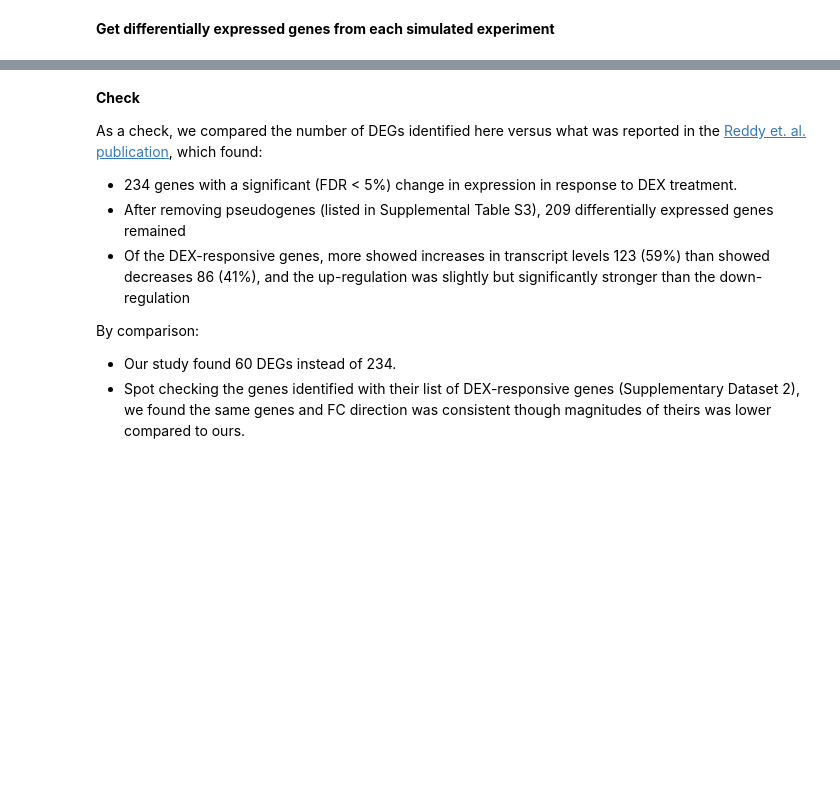
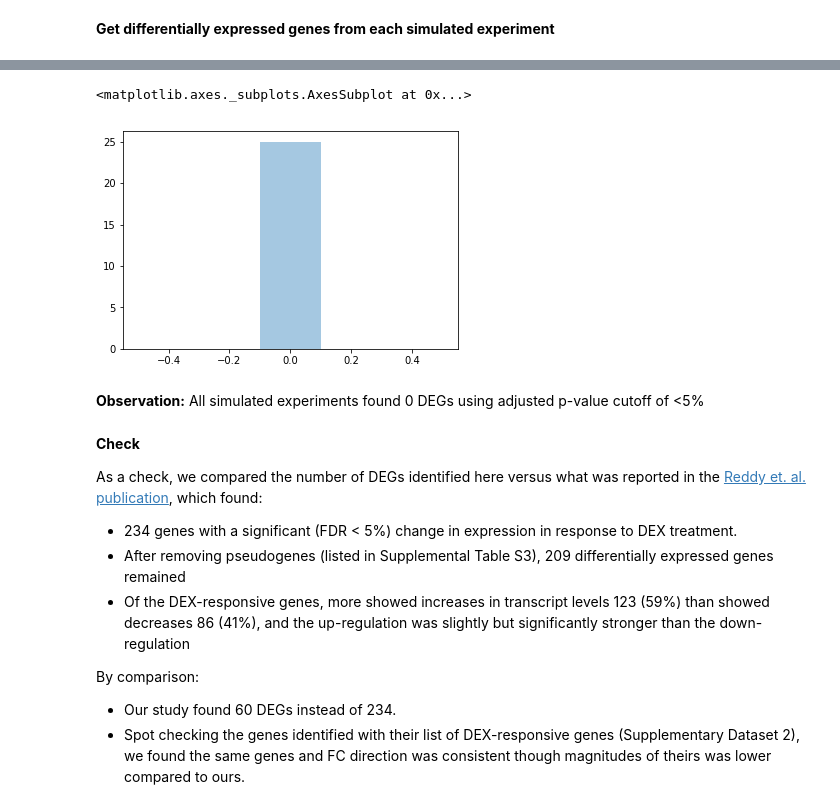
Before and after one commit to greenelab/simulate-expression-compendia, a Jupyter notebook: Rank_pathways/3_statistical_analyses.ipynb, the cells around one changed output, grey strips where cells are left out. Drawn from its saved outputs; the diff is of its cells as text; code cells hidden in the pictures; blank space fills up the shorter version.

```diff
--- a/Rank_pathways/3_statistical_analyses.ipynb
+++ b/Rank_pathways/3_statistical_analyses.ipynb
@@ -121,3 +138,12 @@ running file: /home/alexandra/Documents/Data/Rank_pathways/pseudo_experiment/sel
+# %%
+# Plot distribution of differentially expressed genes for simulated experiments
+sns.distplot(num_sign_DEGs_simulated,
+            kde=False)
+# %% [output]
+<matplotlib.axes._subplots.AxesSubplot at 0x...>
+[figure, added]
+# %% [markdown]
+**Observation:** All simulated experiments found 0 DEGs using adjusted p-value cutoff of <5%
 # %% [markdown]
 **Check**
 
```
Also changed, not shown: parts of 17 cells of this notebook, 4 other files.
